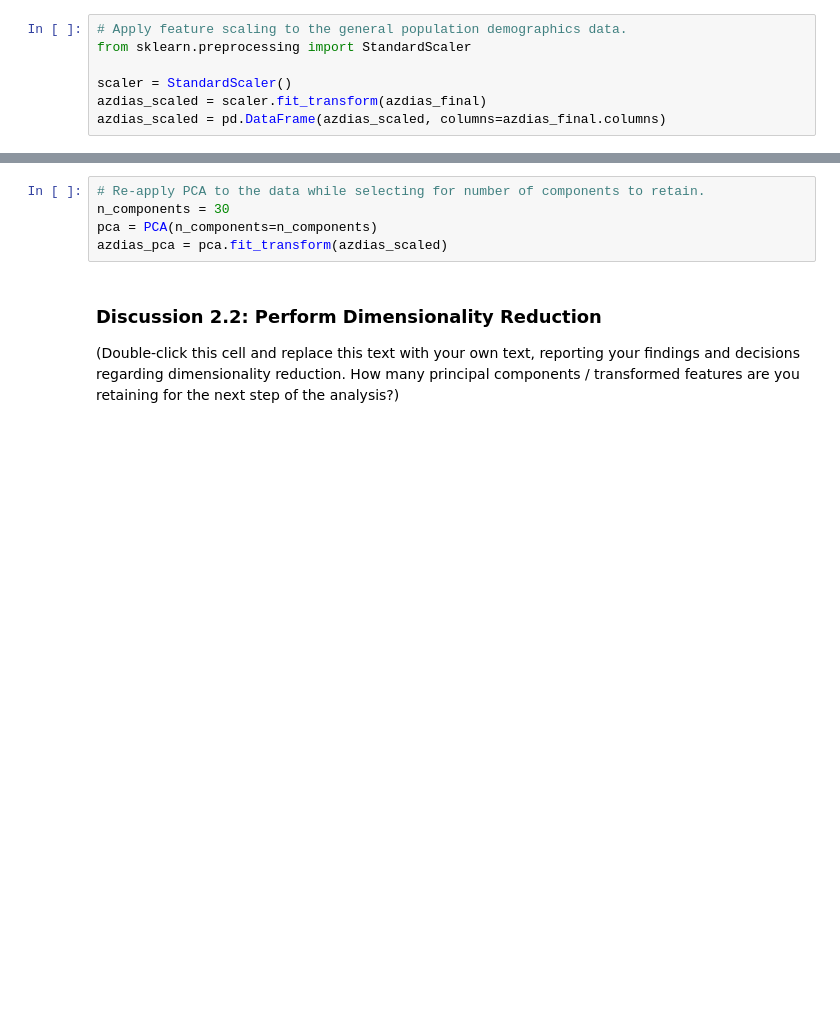
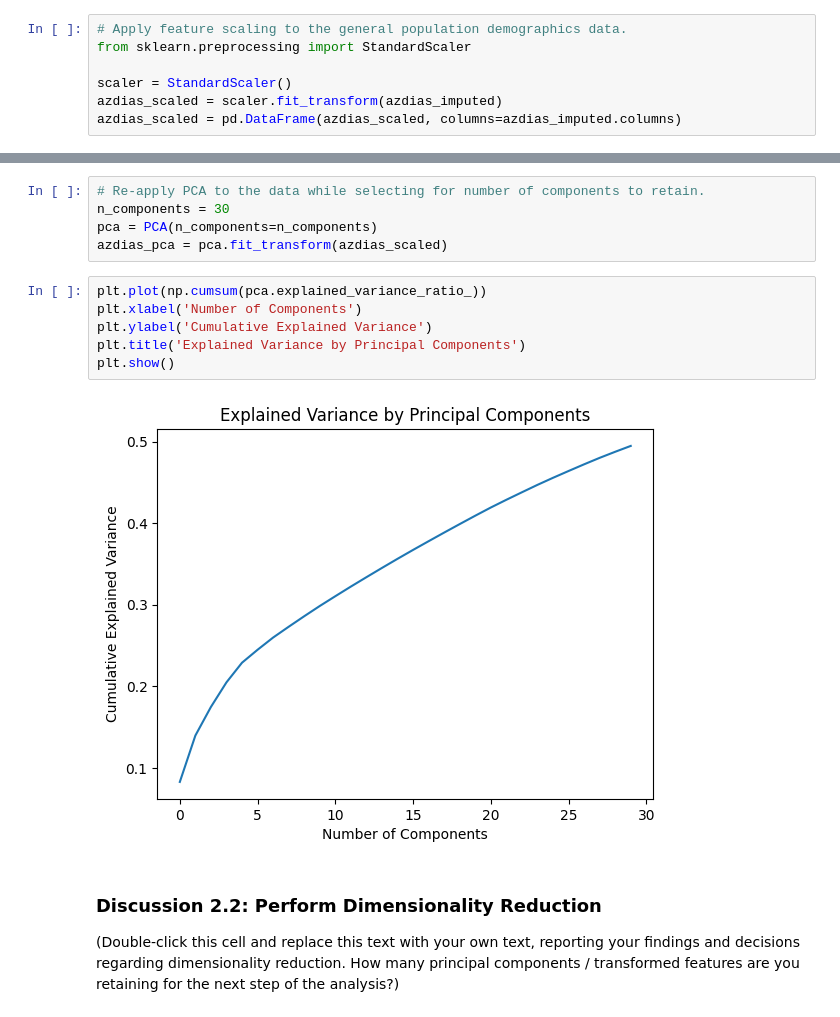
Before and after one commit to momenmac/ML-PROJECT-3, a Jupyter notebook: Identify_Customer_Segments.ipynb, the cells around one changed output, grey strips where cells are left out. Drawn from its saved outputs; the diff is of its cells as text; blank space fills up the shorter version.

```diff
--- a/Identify_Customer_Segments.ipynb
+++ b/Identify_Customer_Segments.ipynb
@@ -522,8 +522,8 @@ Remaining missing values after imputation: 0
 from sklearn.preprocessing import StandardScaler
 
 scaler = StandardScaler()
-azdias_scaled = scaler.fit_transform(azdias_final)
-azdias_scaled = pd.DataFrame(azdias_scaled, columns=azdias_final.columns)
+azdias_scaled = scaler.fit_transform(azdias_imputed)
+azdias_scaled = pd.DataFrame(azdias_scaled, columns=azdias_imputed.columns)
 # %% [markdown]
 ### Discussion 2.1: Apply Feature Scaling
 
@@ -557,6 +555,14 @@ plt.show()
 n_components = 30
 pca = PCA(n_components=n_components)
 azdias_pca = pca.fit_transform(azdias_scaled)
+# %%
+plt.plot(np.cumsum(pca.explained_variance_ratio_))
+plt.xlabel('Number of Components')
+plt.ylabel('Cumulative Explained Variance')
+plt.title('Explained Variance by Principal Components')
+plt.show()
+# %% [output]
+[figure, added]
 # %% [markdown]
 ### Discussion 2.2: Perform Dimensionality Reduction
 
```
Also changed, not shown: parts of 19 cells of this notebook.
